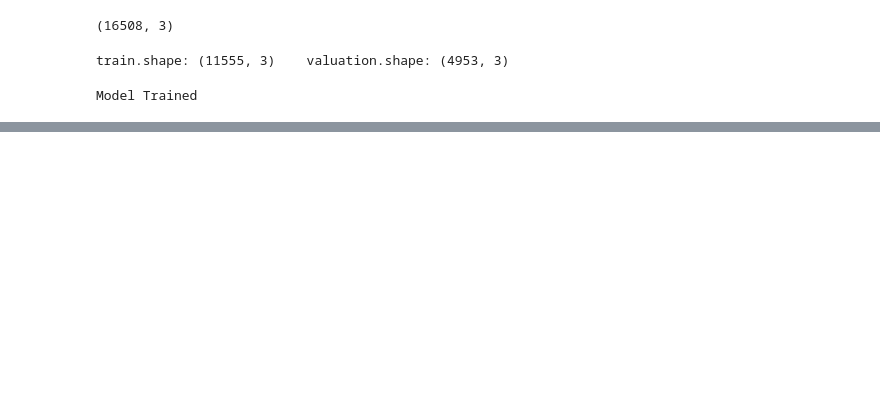
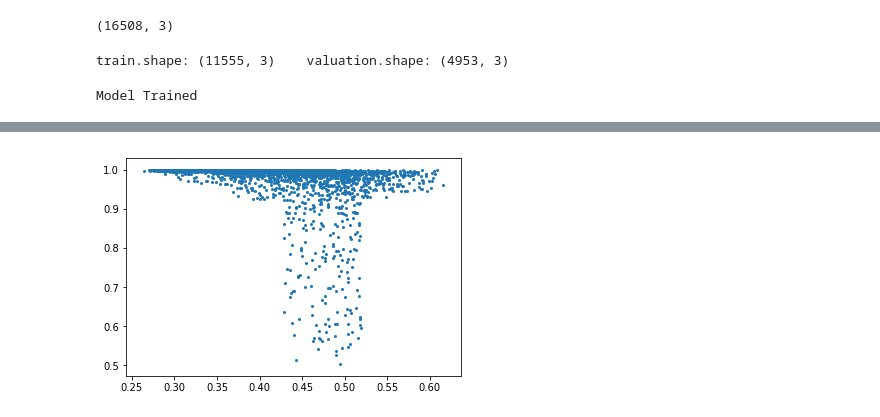
Before and after one commit to gmonkman/python, a Jupyter notebook: jupyter/mv_sklearn_forest_outliers.ipynb, the cells around one changed output, grey strips where cells are left out. Saved outputs shown, nothing was run; the diff lists cells and outputs as text; code cells hidden in the pictures; blank space fills up the shorter version.

```diff
--- a/jupyter/mv_sklearn_forest_outliers.ipynb
+++ b/jupyter/mv_sklearn_forest_outliers.ipynb
@@ -156,0 +218,4 @@ valuation_outlier = valuation[val_pred == -1]
+# %%
+qplot.scatter(x_data=valuation_inlier[:,0], y_data=valuation_inlier[:,2])
+# %% [output]
+[figure, added]
```
Also changed, not shown: parts of 25 cells of this notebook, 7 other files.
